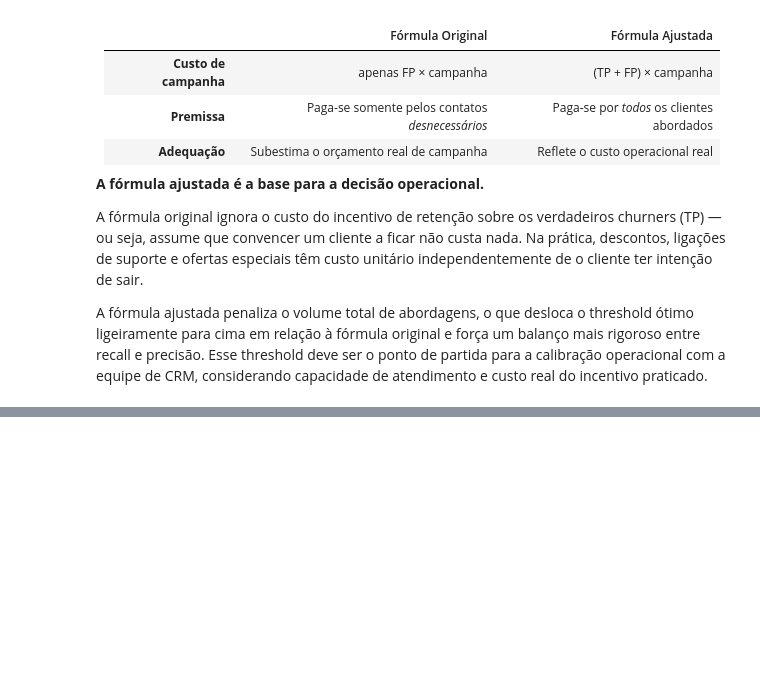
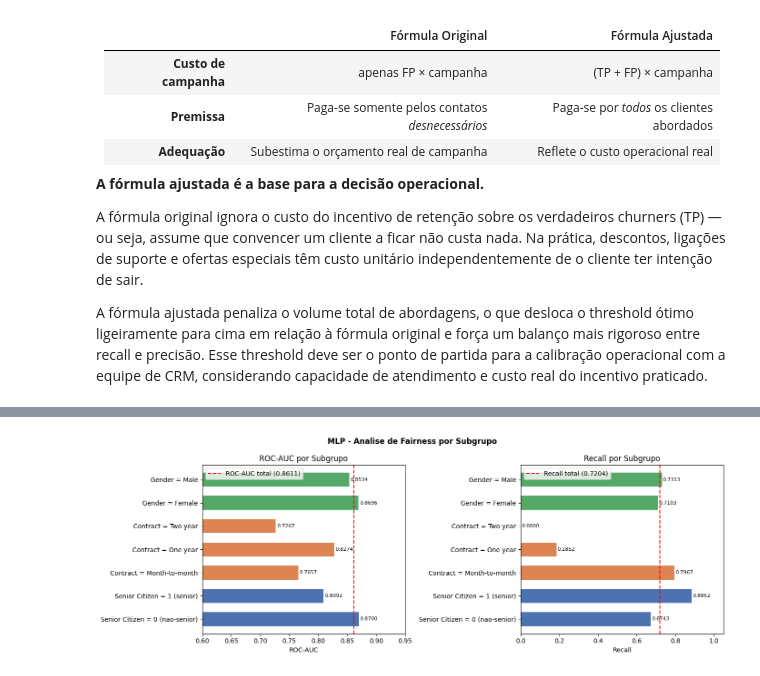
Before and after one commit to eeyamazaki/telco-churn-mlp, a Jupyter notebook: notebooks/04_mlp.ipynb, the cells around one changed output, grey strips where cells are left out. Drawn from its saved outputs; the diff is of its cells as text; code cells hidden in the pictures; blank space fills up the shorter version.

```diff
--- a/notebooks/04_mlp.ipynb
+++ b/notebooks/04_mlp.ipynb
@@ -782,0 +894,94 @@ A fórmula ajustada penaliza o volume total de abordagens, o que desloca o thres
+# %%
+# X_test mantem a mesma ordem que y_true/y_proba (DataLoader sem shuffle)
+X_test_r = X_test.reset_index(drop=True)
+
+def subgroup_metrics(mask, label):
+    """Calcula metricas para um subgrupo do test set."""
+    if mask.sum() < 10:
+        return None
+    y_t    = y_true[mask]
+    y_p    = y_proba[mask]
+    y_pred = (y_p >= best_thr).astype(int)
+    auc    = roc_auc_score(y_t, y_p) if len(np.unique(y_t)) > 1 else float('nan')
+    return {
+        'Subgrupo':  label,
+        'N':         int(mask.sum()),
+        '% Test':    f'{mask.sum()/len(mask)*100:.1f}%',
+        'Churn Real': f'{y_t.mean()*100:.1f}%',
+        'ROC-AUC':   round(auc, 4),
+        'Recall':    round(recall_score(y_t, y_pred, zero_division=0), 4),
+        'Precisao':  round(precision_score(y_t, y_pred, zero_division=0), 4),
+        'F1':        round(f1_score(y_t, y_pred, zero_division=0), 4),
+    }
+
+rows = []
+
+# Referencia geral
+rows.append(subgroup_metrics(np.ones(len(y_true), dtype=bool), 'TOTAL (referencia)'))
+
+# Senior Citizen — labels sem acentos para evitar ambiguidade no filtro
+for val, lbl in [(0, 'Senior Citizen = 0 (nao-senior)'), (1, 'Senior Citizen = 1 (senior)')]:
+    r = subgroup_metrics((X_test_r['Senior Citizen'] == val).values, lbl)
+    if r: rows.append(r)
+
+# Contract type
+for c in sorted(X_test_r['Contract'].unique()):
+    r = subgroup_metrics((X_test_r['Contract'] == c).values, f'Contract = {c}')
+    if r: rows.append(r)
+
+# Gender
+for g in sorted(X_test_r['Gender'].unique()):
+    r = subgroup_metrics((X_test_r['Gender'] == g).values, f'Gender = {g}')
+    if r: rows.append(r)
+
+fairness_df = pd.DataFrame(rows)
+
+print(f'=== FAIRNESS - METRICAS DESAGREGADAS (threshold={best_thr:.4f}) ===\n')
+display(fairness_df)
+
+# --- Gaps de fairness ---
+# Filtro especifico pelo valor numerico no label evita match ambiguo
+senior_row     = fairness_df[fairness_df['Subgrupo'].str.contains('Senior Citizen = 1')].iloc[0]
+non_senior_row = fairness_df[fairness_df['Subgrupo'].str.contains('Senior Citizen = 0')].iloc[0]
+gap_auc    = abs(float(senior_row['ROC-AUC'])  - float(non_senior_row['ROC-AUC']))
+gap_recall = abs(float(senior_row['Recall'])   - float(non_senior_row['Recall']))
+
+print(f'\n=== GAPS DE FAIRNESS - Senior Citizen ===')
+print(f'Senior    : AUC={senior_row["ROC-AUC"]:.4f}  Recall={senior_row["Recall"]:.4f}  N={senior_row["N"]}')
+print(f'Nao-senior: AUC={non_senior_row["ROC-AUC"]:.4f}  Recall={non_senior_row["Recall"]:.4f}  N={non_senior_row["N"]}')
+print(f'Gap AUC   : {gap_auc:.4f}  {"ATENCAO > 0.05" if gap_auc > 0.05 else "OK"}')
+print(f'Gap Recall: {gap_recall:.4f}')
+
+# --- Visualizacao: ROC-AUC e Recall por subgrupo ---
+fig_fair, axes = plt.subplots(1, 2, figsize=(14, 5))
+
+sub_df = fairness_df[~fairness_df['Subgrupo'].str.startswith('TOTAL')].copy()
+colors = ['#4C72B0' if 'Senior' in s else '#DD8452' if 'Contract' in s else '#55A868'
+          for s in sub_df['Subgrupo']]
+total_auc    = float(fairness_df[fairness_df['Subgrupo'].str.startswith('TOTAL')]['ROC-AUC'].iloc[0])
+total_recall = float(fairness_df[fairness_df['Subgrupo'].str.startswith('TOTAL')]['Recall'].iloc[0])
+
+ax = axes[0]
+bars = ax.barh(sub_df['Subgrupo'], sub_df['ROC-AUC'].astype(float), color=colors, height=0.6)
+ax.axvline(total_auc, color='red', linestyle='--', label=f'ROC-AUC total ({total_auc:.4f})')
+ax.set_xlabel('ROC-AUC')
+ax.set_title('ROC-AUC por Subgrupo')
+ax.set_xlim(0.60, 0.95)
+ax.legend()
+for bar, val in zip(bars, sub_df['ROC-AUC'].astype(float)):
+    ax.text(val + 0.002, bar.get_y() + bar.get_height()/2, f'{val:.4f}', va='center', fontsize=8)
+
+ax = axes[1]
+bars = ax.barh(sub_df['Subgrupo'], sub_df['Recall'].astype(float), color=colors, height=0.6)
+ax.axvline(total_recall, color='red', linestyle='--', label=f'Recall total ({total_recall:.4f})')
+ax.set_xlabel('Recall')
+ax.set_title('Recall por Subgrupo')
+ax.set_xlim(0.0, 1.05)
+ax.legend()
+for bar, val in zip(bars, sub_df['Recall'].astype(float)):
+    ax.text(val + 0.005, bar.get_y() + bar.get_height()/2, f'{val:.4f}', va='center', fontsize=8)
+
+plt.suptitle('MLP - Analise de Fairness por Subgrupo', fontweight='bold')
+plt.tight_layout()
+plt.show()
+# %% [output]
@@ -782,0 +1003 @@ A fórmula ajustada penaliza o volume total de abordagens, o que desloca o thres
+[figure, added]
```
Also changed, not shown: parts of 8 cells of this notebook, 2 other files.
